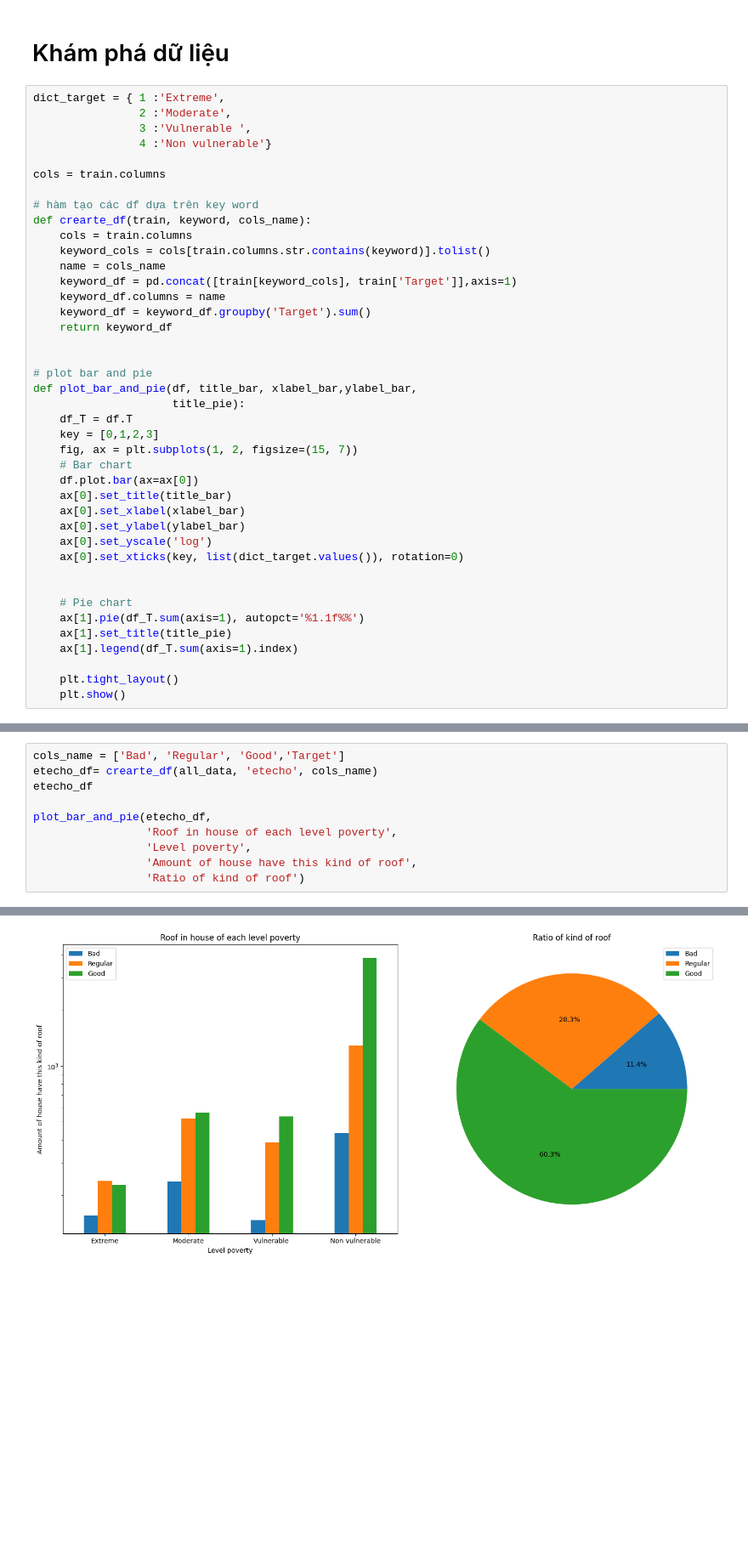
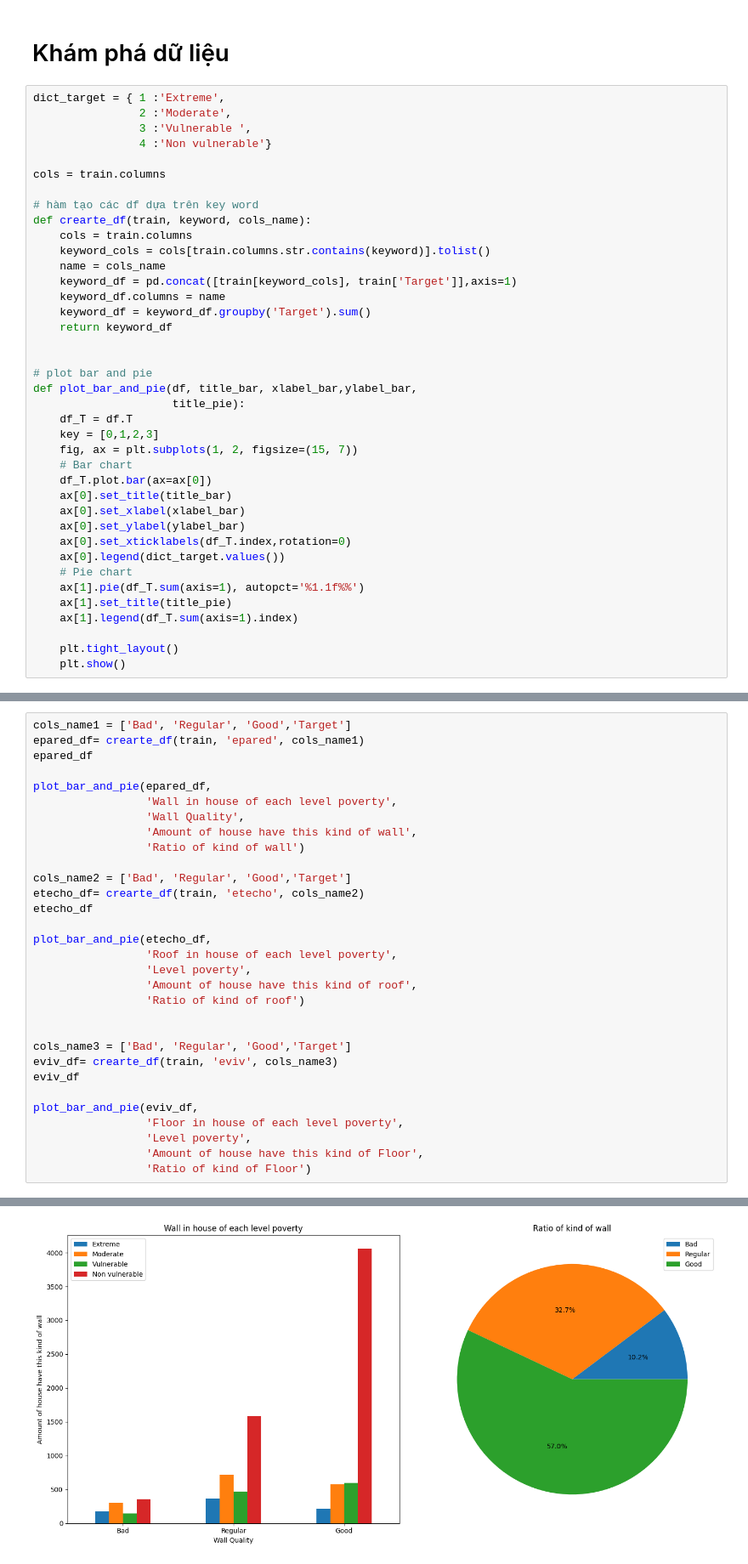
Before and after one commit to iam-Dylan/costa-rican-household, a Jupyter notebook: source/eda.ipynb, the cells around one changed output, grey strips where cells are left out. Shown at 85% size. Cells and saved outputs as stored; diff of their text form; blank space fills up the shorter version.

```diff
--- a/source/eda.ipynb
+++ b/source/eda.ipynb
@@ -65,14 +65,12 @@ def plot_bar_and_pie(df, title_bar, xlabel_bar,ylabel_bar,
     key = [0,1,2,3]
     fig, ax = plt.subplots(1, 2, figsize=(15, 7))
     # Bar chart
-    df.plot.bar(ax=ax[0])
+    df_T.plot.bar(ax=ax[0])
     ax[0].set_title(title_bar)
     ax[0].set_xlabel(xlabel_bar)
     ax[0].set_ylabel(ylabel_bar)
-    ax[0].set_yscale('log')
-    ax[0].set_xticks(key, list(dict_target.values()), rotation=0)
-
-
+    ax[0].set_xticklabels(df_T.index,rotation=0)
+    ax[0].legend(dict_target.values())
     # Pie chart
     ax[1].pie(df_T.sum(axis=1), autopct='%1.1f%%')
     ax[1].set_title(title_pie)
@@ -161,6 +176,16 @@ plot_bar_and_pie(epared_df,
 # %%
-cols_name = ['Bad', 'Regular', 'Good','Target']
-etecho_df= crearte_df(all_data, 'etecho', cols_name)
+cols_name1 = ['Bad', 'Regular', 'Good','Target']
+epared_df= crearte_df(train, 'epared', cols_name1)
+epared_df
+
+plot_bar_and_pie(epared_df,
+                 'Wall in house of each level poverty',
+                 'Wall Quality',
+                 'Amount of house have this kind of wall',
+                 'Ratio of kind of wall')
+
+cols_name2 = ['Bad', 'Regular', 'Good','Target']
+etecho_df= crearte_df(train, 'etecho', cols_name2)
 etecho_df
 
 plot_bar_and_pie(etecho_df,
@@ -168,4 +193,15 @@ plot_bar_and_pie(etecho_df,
                  'Level poverty',
                  'Amount of house have this kind of roof',
                  'Ratio of kind of roof')
+
+
+cols_name3 = ['Bad', 'Regular', 'Good','Target']
+eviv_df= crearte_df(train, 'eviv', cols_name3)
+eviv_df
+
+plot_bar_and_pie(eviv_df,
+                 'Floor in house of each level poverty',
+                 'Level poverty',
+                 'Amount of house have this kind of Floor',
+                 'Ratio of kind of Floor')
 # %% [output]
@@ -172 +209 @@ plot_bar_and_pie(etecho_df,
-[figure, old version]
+[figure, new version]
```
Also changed, not shown: parts of 17 cells of this notebook.
